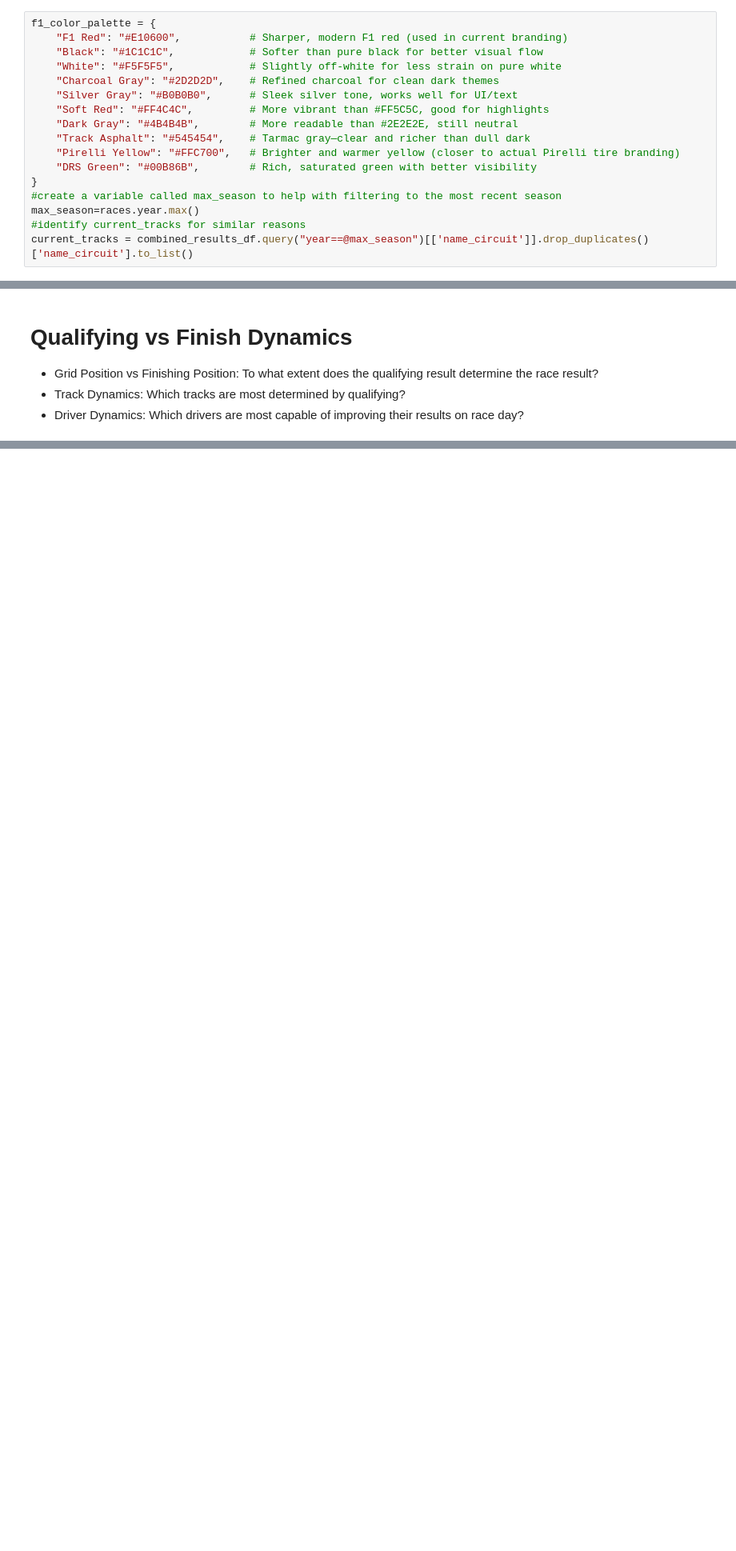
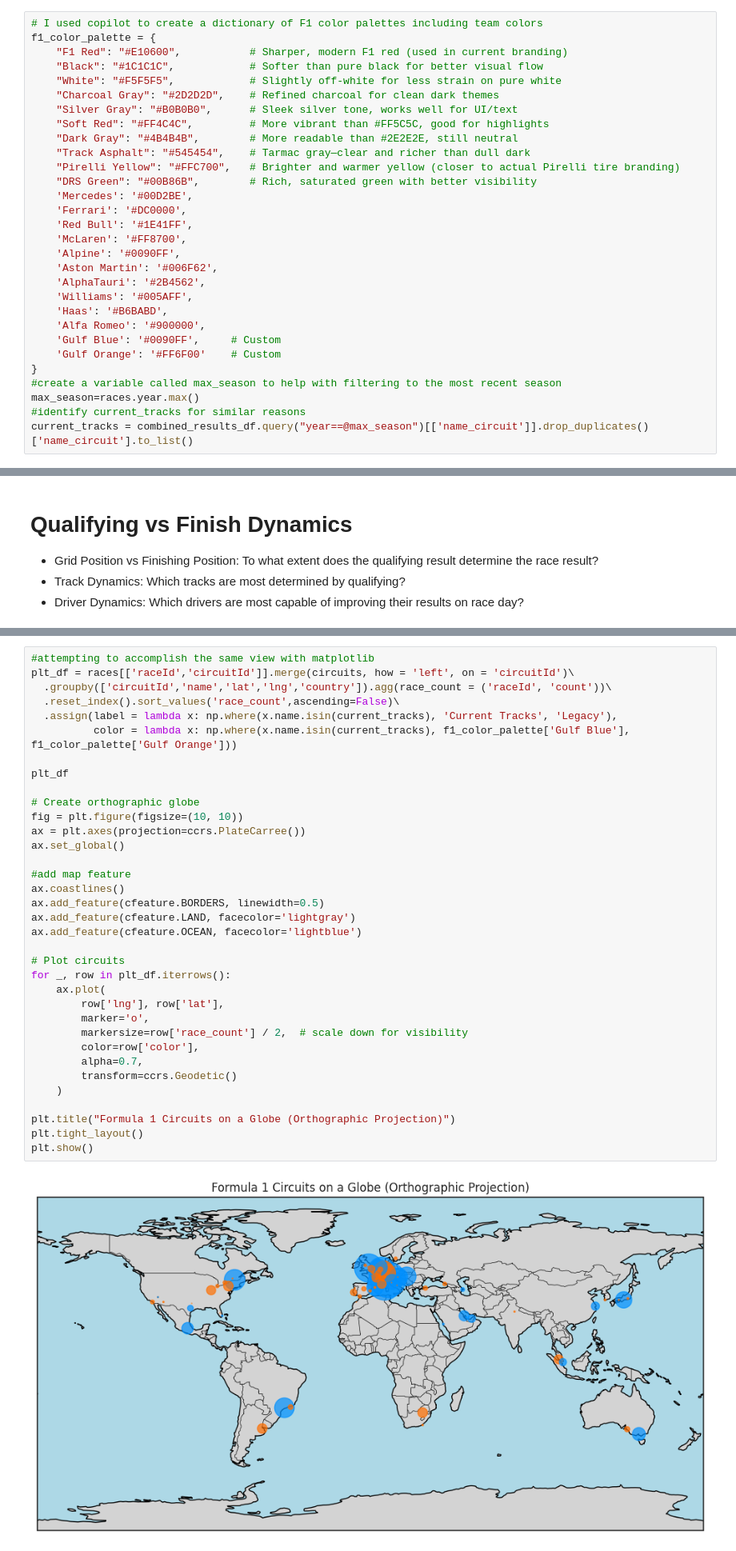
Before and after one commit to davidgoins236/data_viz_final_project, a Jupyter notebook: data_viz_final_project.ipynb, the cells around one changed output, grey strips where cells are left out. Shown at 80% size. Drawn from its saved outputs; the diff is of its cells as text; blank space fills up the shorter version.

```diff
--- a/data_viz_final_project.ipynb
+++ b/data_viz_final_project.ipynb
@@ -146,6 +148,7 @@ pit_stop_detail_df.head()
 # %% [markdown]
 ## Reusable Objects
 # %%
+# I used copilot to create a dictionary of F1 color palettes including team colors
 f1_color_palette = {
     "F1 Red": "#E10600",           # Sharper, modern F1 red (used in current branding)
     "Black": "#1C1C1C",            # Softer than pure black for better visual flow
@@ -157,6 +160,18 @@ f1_color_palette = {
     "Track Asphalt": "#545454",    # Tarmac gray—clear and richer than dull dark
     "Pirelli Yellow": "#FFC700",   # Brighter and warmer yellow (closer to actual Pirelli tire branding)
     "DRS Green": "#00B86B",        # Rich, saturated green with better visibility
+    'Mercedes': '#00D2BE',
+    'Ferrari': '#DC0000',
+    'Red Bull': '#1E41FF',
+    'McLaren': '#FF8700',
+    'Alpine': '#0090FF',
+    'Aston Martin': '#006F62',
+    'AlphaTauri': '#2B4562',
+    'Williams': '#005AFF',
+    'Haas': '#B6BABD',
+    'Alfa Romeo': '#900000',
+    'Gulf Blue': '#0090FF',     # Custom
+    'Gulf Orange': '#FF6F00'    # Custom
 }
 #create a variable called max_season to help with filtering to the most recent season
 max_season=races.year.max()
@@ -690,6 +705,43 @@ fig.show()
 [interactive output not drawn]
 # %% [markdown]
 ![F1 Circuits Globe](globe_plot.png)
+# %%
+#attempting to accomplish the same view with matplotlib
+plt_df = races[['raceId','circuitId']].merge(circuits, how = 'left', on = 'circuitId')\
+  .groupby(['circuitId','name','lat','lng','country']).agg(race_count = ('raceId', 'count'))\
+  .reset_index().sort_values('race_count',ascending=False)\
+  .assign(label = lambda x: np.where(x.name.isin(current_tracks), 'Current Tracks', 'Legacy'),
+          color = lambda x: np.where(x.name.isin(current_tracks), f1_color_palette['Gulf Blue'], f1_color_palette['Gulf Orange']))
+
+plt_df
+
+# Create orthographic globe
+fig = plt.figure(figsize=(10, 10))
+ax = plt.axes(projection=ccrs.PlateCarree())
+ax.set_global()
+
+#add map feature
+ax.coastlines()
+ax.add_feature(cfeature.BORDERS, linewidth=0.5)
+ax.add_feature(cfeature.LAND, facecolor='lightgray')
+ax.add_feature(cfeature.OCEAN, facecolor='lightblue')
+
+# Plot circuits
+for _, row in plt_df.iterrows():
+    ax.plot(
+        row['lng'], row['lat'],
+        marker='o',
+        markersize=row['race_count'] / 2,  # scale down for visibility
+        color=row['color'],
+        alpha=0.7,
+        transform=ccrs.Geodetic()
+    )
+
+plt.title("Formula 1 Circuits on a Globe (Orthographic Projection)")
+plt.tight_layout()
+plt.show()
+# %% [output]
+[figure, added]
 # %% [markdown]
 # Summary Findings & Executive Summary
  - Key insights
```
Also changed, not shown: parts of 5 cells of this notebook.
